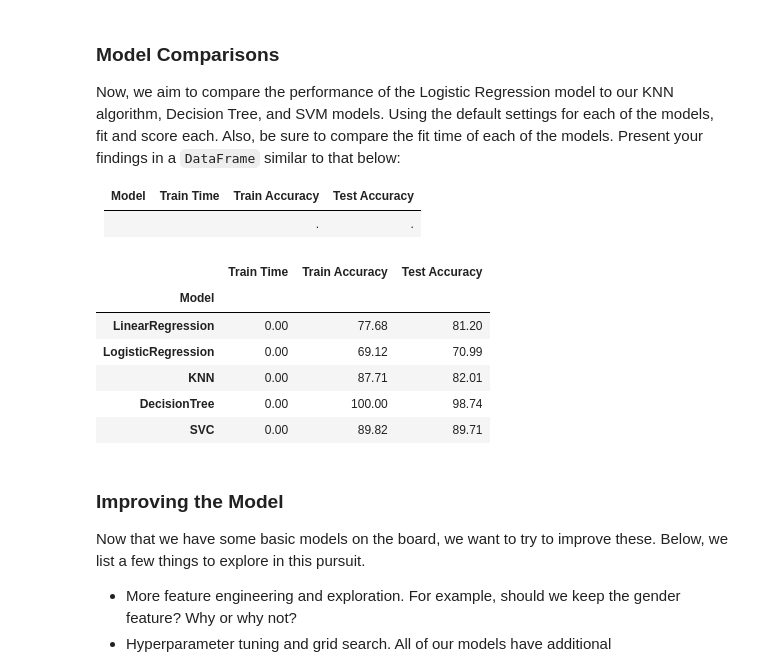
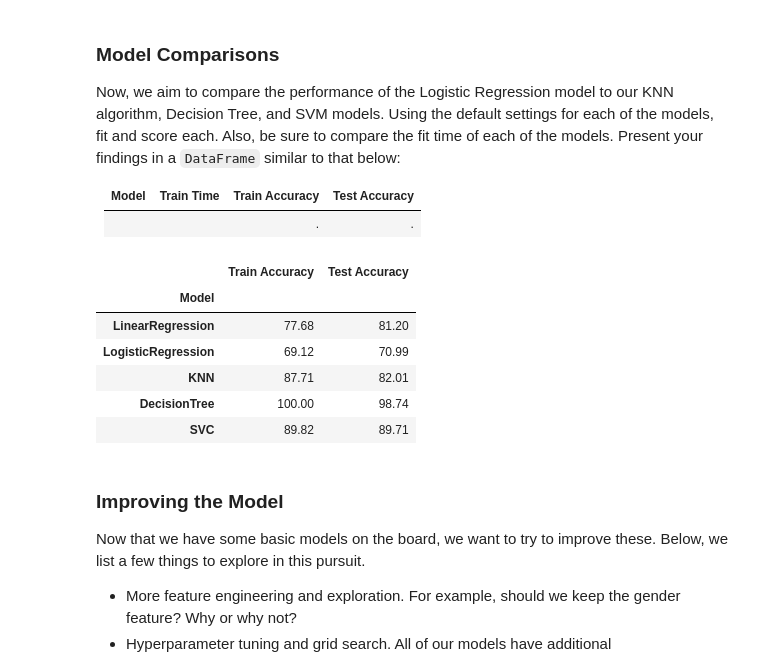
Before and after one commit to maximilien/auction-ai, a Jupyter notebook: auction-ai.ipynb, the cells around one changed output. Saved outputs shown, nothing was run; the diff lists cells and outputs as text; code cells hidden in the pictures.

```diff
--- a/auction-ai.ipynb
+++ b/auction-ai.ipynb
@@ -360,20 +360,20 @@ Now, we aim to compare the performance of the Logistic Regression model to our K
 # %%
 results = []
 for name in models.keys():
-    results.append([name, 0.0, models[name]['scores']['train']*100, models[name]['scores']['test']*100])
+    results.append([name, models[name]['scores']['train']*100, models[name]['scores']['test']*100])
 
 pd.options.display.float_format = "{:,.2f}".format
-results_df = pd.DataFrame(results, columns=['Model', 'Train Time', 'Train Accuracy', 'Test Accuracy'])
+results_df = pd.DataFrame(results, columns=['Model', 'Train Accuracy', 'Test Accuracy'])
 results_df.set_index('Model', inplace=True)
 results_df.head()
 # %% [output]
-|  | Train Time | Train Accuracy | Test Accuracy |
-| Model |  |  |  |
-| LinearRegression | 0.00 | 77.68 | 81.20 |
-| LogisticRegression | 0.00 | 69.12 | 70.99 |
-| KNN | 0.00 | 87.71 | 82.01 |
-| DecisionTree | 0.00 | 100.00 | 98.74 |
-| SVC | 0.00 | 89.82 | 89.71 |
+|  | Train Accuracy | Test Accuracy |
+| Model |  |  |
+| LinearRegression | 77.68 | 81.20 |
+| LogisticRegression | 69.12 | 70.99 |
+| KNN | 87.71 | 82.01 |
+| DecisionTree | 100.00 | 98.74 |
+| SVC | 89.82 | 89.71 |
 # %% [markdown]
 ### Improving the Model
 
```
Also changed, not shown: parts of 1 cell of this notebook.
